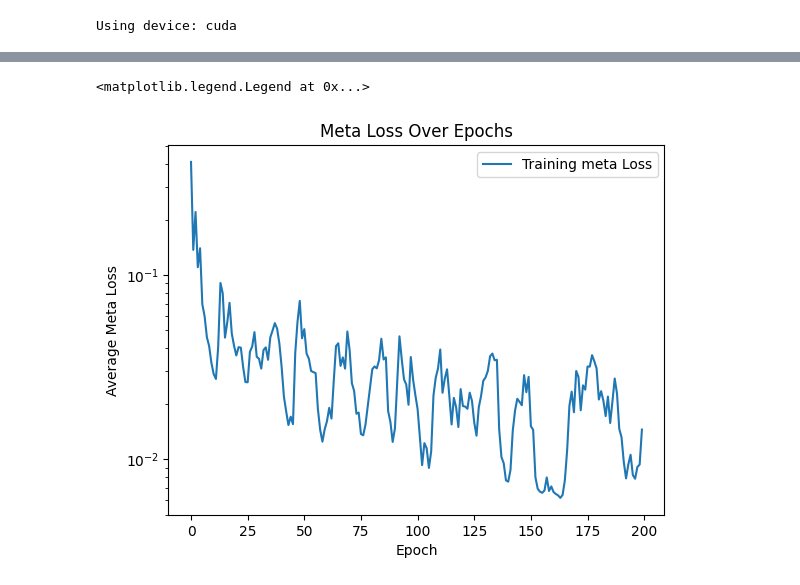
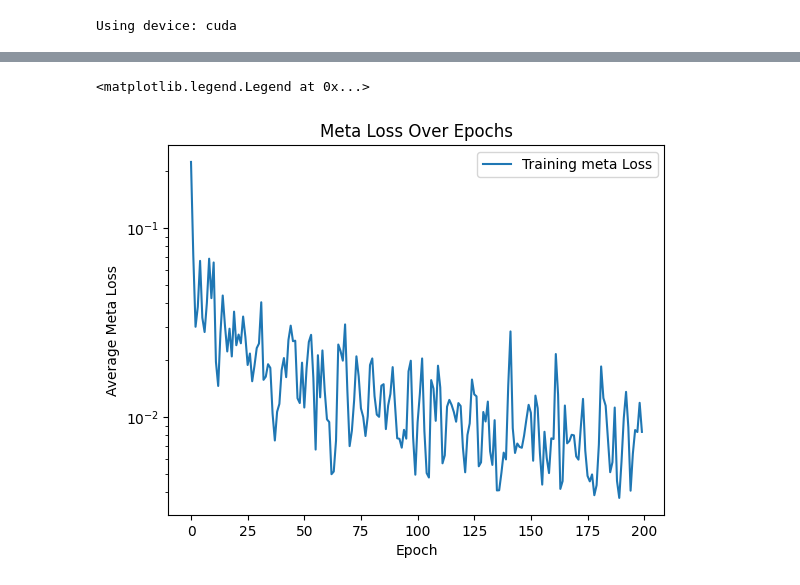
Before and after one commit to CMacM/CosyMAML, a Jupyter notebook: REVISION_IA_test.ipynb, the cells around one changed output, grey strips where cells are left out. Cells and saved outputs as stored; diff of their text form; code cells hidden in the pictures.

```diff
--- a/REVISION_IA_test.ipynb
+++ b/REVISION_IA_test.ipynb
@@ -162,8 +177,8 @@ KeyboardInterrupt:
 # %%
 # Calculate % variation in Cls from one another
-percent_variations = np.empty((n_tasks, len(cl_no_evol)))
+percent_variations = np.empty((n_tasks, len(cl_max_z0)))
 for i in range(len(cl_samples)):
-    percent_variations[i] = 100 * (cl_samples[i] - cl_no_evol) / cl_no_evol
+    percent_variations[i] = 100 * (cl_samples[i] - cl_samples[n_tasks//2-1]) / cl_samples[n_tasks//2-1]
 
 # Plot some sampled Cl variations
 plt.figure()
@@ -171,4 +186,5 @@ for i in range(len(cl_samples)):
     plt.plot(percent_variations[i], alpha=0.7, label=f'Sample {i+1}')
 plt.ylabel('Percentage Variation (%)')
 plt.xlabel('Bin index')
+plt.title('Percentage Variation of Sampled IA Cls from Median z0 Sample')
 # %% [output]
@@ -200,23 +216,29 @@ print(f'Using device: {device}')
 Using device: cuda
 # %%
 # Set training tasks and samples numbers
-n_tasks =  9
+n_tasks =  20
 n_samples = 500
-batch_size = 9
+batch_size = 5
+
+# Select random subset of tasks for training
+np.random.seed(14)
+all_indices = np.arange(200)
+np.random.shuffle(all_indices)
+train_indices = np.sort(all_indices[:n_tasks])
+test_index = all_indices[n_tasks]
 
 # Load the data
-filepath = '/home/b7009348/CosyMAML/cl_ee_IA_10tasks_500samples_seed14.h5'
+filepath = '/home/b7009348/CosyMAML/cl_ee_IA_200tasks_1000samples_seed14.h5'
 with h5.File(filepath, 'r') as f:
-    X_cosmo_train = f['cosmo_params'][:n_tasks]
-    y_cl_train = f['c_ells'][:n_tasks]
+    X_cosmo_train = f['cosmo_params'][train_indices]
+    y_cl_train = f['c_ells'][train_indices]
 
-    X_cosmo_test = f['cosmo_params'][n_tasks:]
-    y_cl_test = f['c_ells'][n_tasks:]
+    X_cosmo_test = f['cosmo_params'][test_index]
+    y_cl_test = f['c_ells'][test_index]
+    A_ia = f['A_ia_samples'][:]
+    eta = f['eta_samples'][:]
 
-    A_ia = f['A_ia_samples'][n_tasks:]
-    eta = f['eta_samples'][n_tasks:]
-
-print('A_ia: {}, eta: {}'.format(A_ia, eta))
+print('A_ia: {}, eta: {}'.format(A_ia[test_index], eta[test_index]))
 
 # Subsample the data
 X_cosmo_train = X_cosmo_train[:, :n_samples, :]
@@ -262,6 +295,7 @@ metalearner = training.MetaLearner(
 meta_losses = []
 epoch = 0
 n_epochs = 200
+best_loss = np.inf
 for i in range(n_epochs):
     epoch_loss = 0.0  # Accumulate loss for reporting purposes
     batch_count = 0   # Keep track of the number of batches
@@ -297,6 +331,17 @@ for i in range(n_epochs):
     if epoch % 10 == 0:
         print(f'Epoch {epoch}: Meta Loss = {avg_meta_loss:.6f}')
 
+    if avg_meta_loss < best_loss:
+        best_loss = avg_meta_loss
+        torch.save(metalearner.model.state_dict(),
+                   'weights_ia_maml_{}tasks_{}samples_{}batch.pth'.format(
+                    n_tasks, n_samples, batch_size
+                )
+        )
+
+print("Training complete.")
+print(f'Best Meta Loss: {best_loss:.6f}')
+
 # Plot the meta-loss over epochs
 plt.semilogy(meta_losses, label='Training meta Loss')
 plt.xlabel('Epoch')
@@ -324,5 +369,5 @@ Epoch 200: Meta Loss = 0.014477
 <matplotlib.legend.Legend at 0x...>
-[figure, old version]
+[figure, new version]
 # %%
 # Train a standard model for comparison
 standard_model = models.FastWeightCNN(
```
Also changed, not shown: parts of 15 cells of this notebook, 10 other files.
